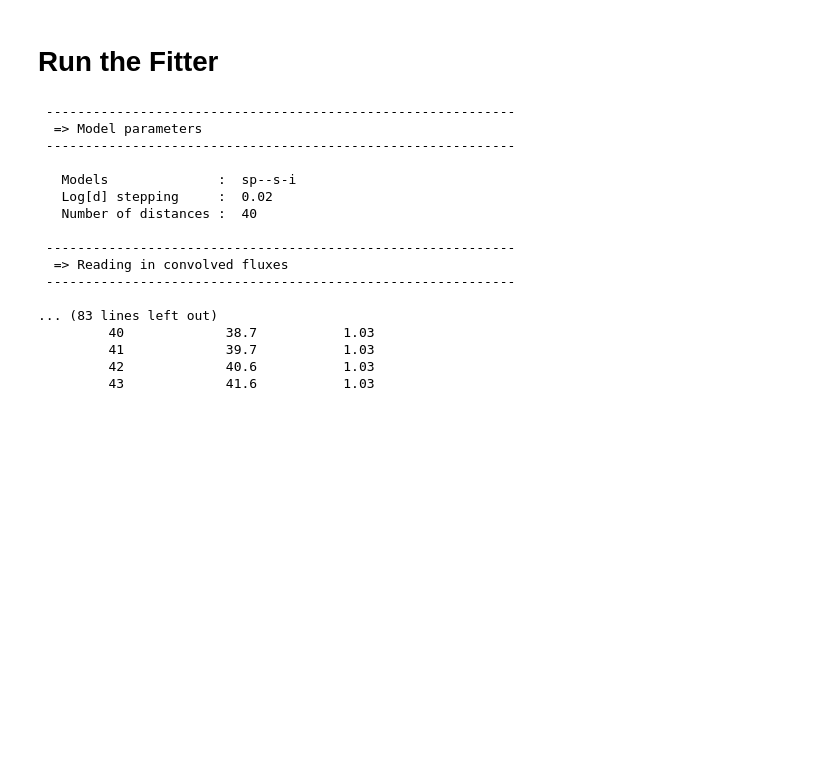
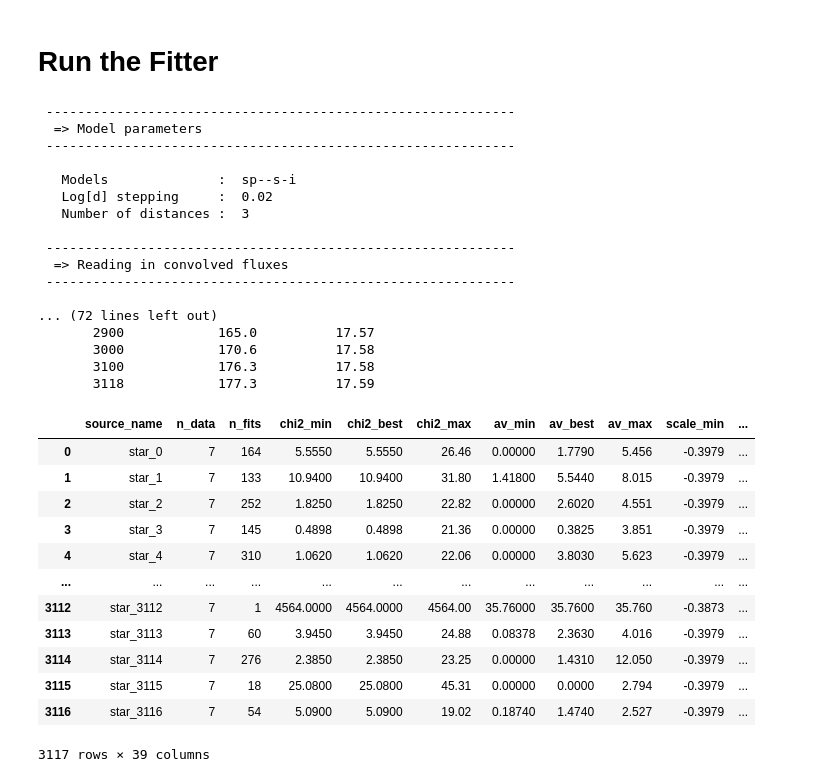
Before and after one commit to CSwigg/exercise_ysos, a Jupyter notebook: sed_fitting.ipynb, the cells around one changed output. Cells and saved outputs as stored; diff of their text form; code cells hidden in the pictures; blank space fills up the shorter version.

```diff
--- a/sed_fitting.ipynb
+++ b/sed_fitting.ipynb
@@ -203,15 +144,15 @@ extinction = Extinction.from_file(extinction_file, columns=[0, 3],
 # %%
 # Define filters and apertures
 filters = ['2J', '2H', '2K', 'WISE1', 'WISE2', 'WISE3', 'WISE4']
-#apertures = [4., 4., 4., 8., 8., 16., 22.] * u.arcsec
-apertures = [3., 3., 3., 3., 3., 3., 3.] * u.arcsec
+apertures = [4., 4., 4., 8., 8., 16., 22.] * u.arcsec
+#apertures = [3., 3., 3., 3., 3., 3., 3.] * u.arcsec
 
 # Run the fitting
-fit('stars', filters, apertures, model_dir,
+fit('stars_to_fit', filters, apertures, model_dir,
     'output.fitinfo',
     extinction_law=extinction,
-    distance_range=[0.1, .6] * u.kpc,
-    av_range=[0., 40.])
+    distance_range=[0.40, .42] * u.kpc,
+    av_range=[0., 80.])
 # %% [output]
  ------------------------------------------------------------
   => Model parameters
@@ -219,17 +160,17 @@ fit('stars', filters, apertures, model_dir,
 
    Models              :  sp--s-i
    Log[d] stepping     :  0.02
-   Number of distances :  40
+   Number of distances :  3
 
  ------------------------------------------------------------
   => Reading in convolved fluxes
  ------------------------------------------------------------
 
-... (83 lines left out)
-         40             38.7           1.03
-         41             39.7           1.03
-         42             40.6           1.03
-         43             41.6           1.03
+... (72 lines left out)
+       2900            165.0          17.57
+       3000            170.6          17.58
+       3100            176.3          17.58
+       3118            177.3          17.59
 # %%
 # from sedfitter import plot
 # plot(
@@ -275,5 +216,21 @@ for i, param_name in enumerate(param_names):
             f'best_{i}': f'{param_name}_best',
             f'max_{i}': f'{param_name}_max'
         }, inplace=True)
+# %%
+df_params
+# %% [output]
+|  | source_name | n_data | n_fits | chi2_min | chi2_best | chi2_max | av_min | av_best | av_max | scale_min | ... |
+| 0 | star_0 | 7 | 164 | 5.5550 | 5.5550 | 26.46 | 0.00000 | 1.7790 | 5.456 | -0.3979 | ... |
+| 1 | star_1 | 7 | 133 | 10.9400 | 10.9400 | 31.80 | 1.41800 | 5.5440 | 8.015 | -0.3979 | ... |
+| 2 | star_2 | 7 | 252 | 1.8250 | 1.8250 | 22.82 | 0.00000 | 2.6020 | 4.551 | -0.3979 | ... |
+| 3 | star_3 | 7 | 145 | 0.4898 | 0.4898 | 21.36 | 0.00000 | 0.3825 | 3.851 | -0.3979 | ... |
+| 4 | star_4 | 7 | 310 | 1.0620 | 1.0620 | 22.06 | 0.00000 | 3.8030 | 5.623 | -0.3979 | ... |
+| ... | ... | ... | ... | ... | ... | ... | ... | ... | ... | ... | ... |
+| 3112 | star_3112 | 7 | 1 | 4564.0000 | 4564.0000 | 4564.00 | 35.76000 | 35.7600 | 35.760 | -0.3873 | ... |
+| 3113 | star_3113 | 7 | 60 | 3.9450 | 3.9450 | 24.88 | 0.08378 | 2.3630 | 4.016 | -0.3979 | ... |
+| 3114 | star_3114 | 7 | 276 | 2.3850 | 2.3850 | 23.25 | 0.00000 | 1.4310 | 12.050 | -0.3979 | ... |
+| 3115 | star_3115 | 7 | 18 | 25.0800 | 25.0800 | 45.31 | 0.00000 | 0.0000 | 2.794 | -0.3979 | ... |
+| 3116 | star_3116 | 7 | 54 | 5.0900 | 5.0900 | 19.02 | 0.18740 | 1.4740 | 2.527 | -0.3979 | ... |
+3117 rows × 39 columns
 # %%
 df_final = pd.merge(stars, df_params, left_index=True, right_index=True, suffixes=('', '_y'))
```
Also changed, not shown: parts of 16 cells of this notebook, 7 other files.
